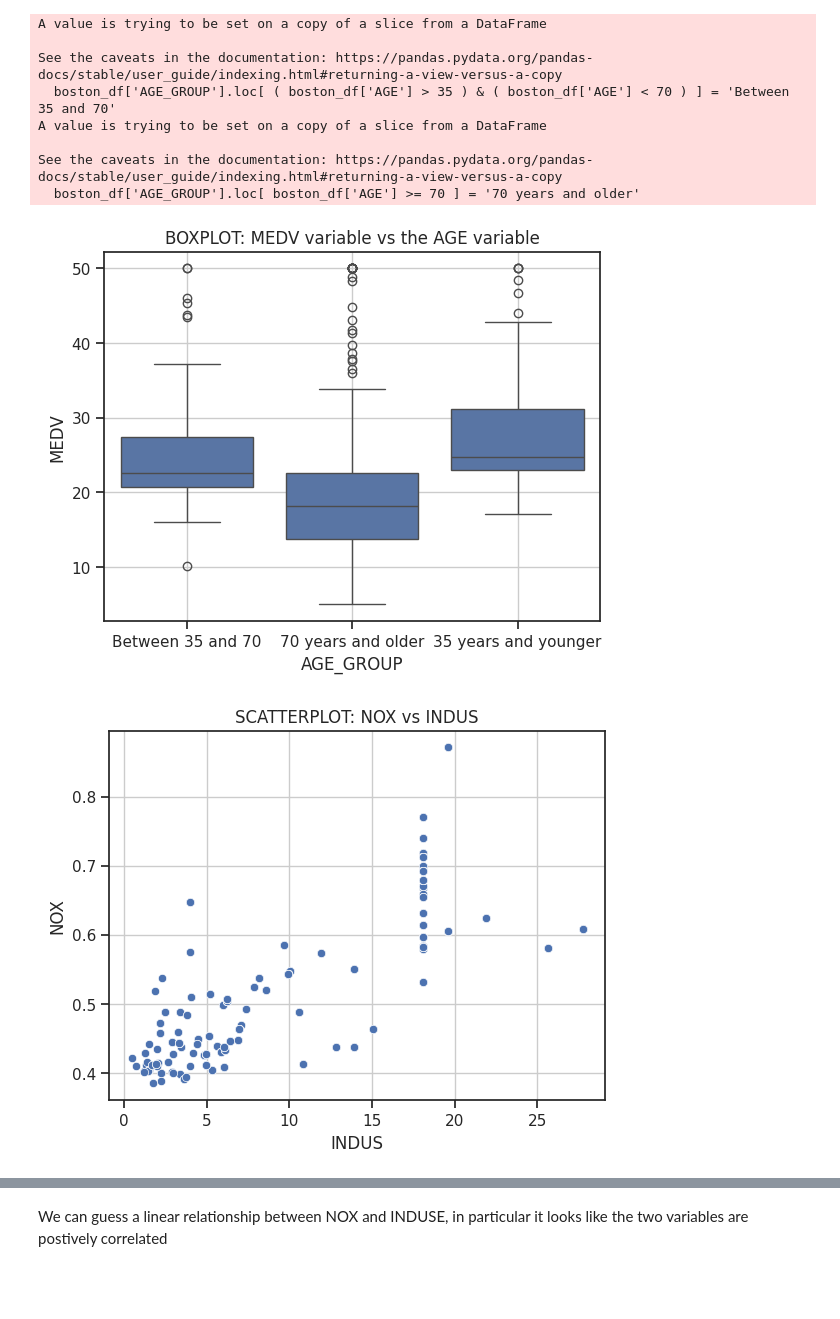
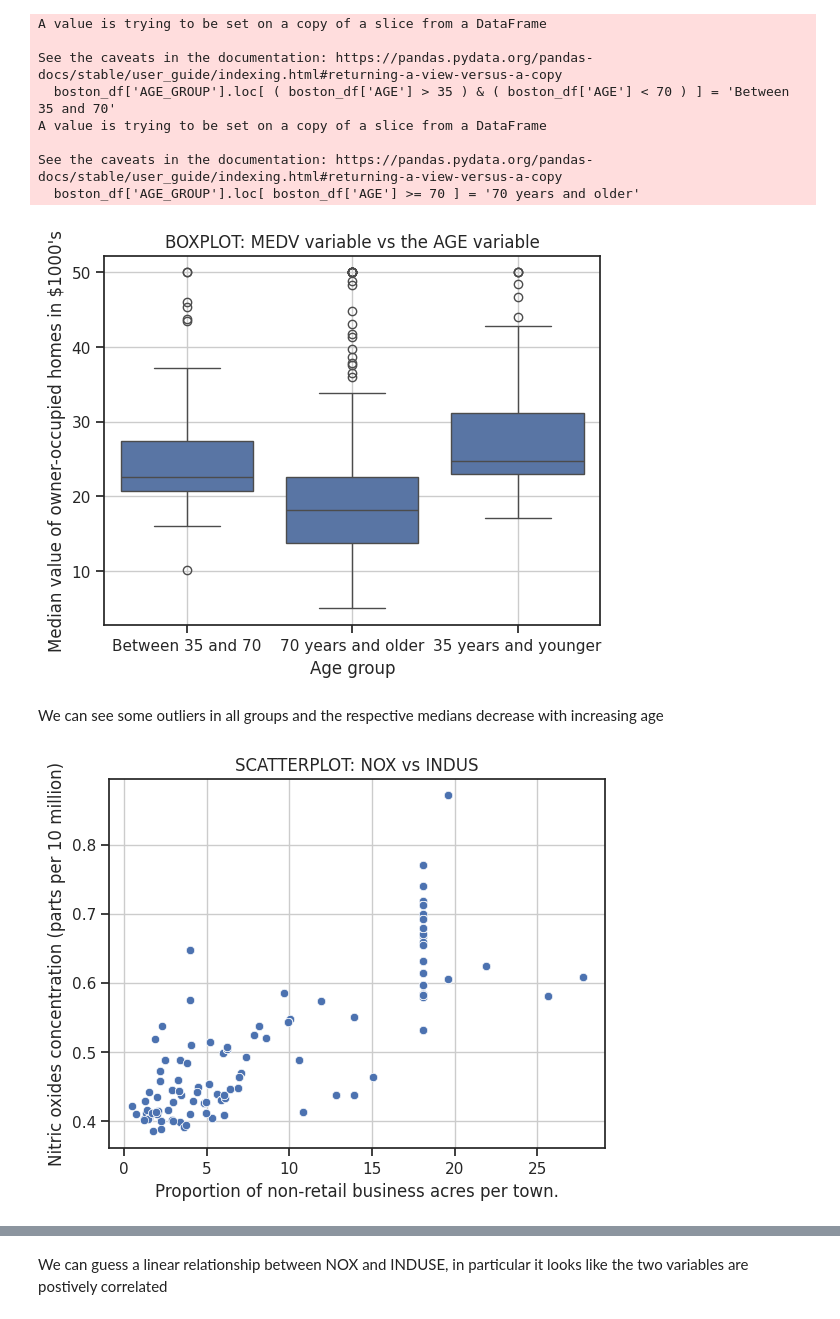
Before and after one commit to albifnt/Python-Basics-for-Data-Science-Project, a Jupyter notebook: Optional_Peer_Graded_Assignment.jupyterlite.ipynb, the cells around one changed output, grey strips where cells are left out. Cells and saved outputs as stored; diff of their text form; code cells hidden in the pictures; blank space fills up the shorter version.

```diff
--- a/Optional_Peer_Graded_Assignment.jupyterlite.ipynb
+++ b/Optional_Peer_Graded_Assignment.jupyterlite.ipynb
@@ -182,14 +189,20 @@ See the caveats in the documentation: https://pandas.pydata.org/pandas-docs/stab
 # %%
 sns.set(style="ticks")
 ax = sns.boxplot(x='AGE_GROUP', y='MEDV', data=boston_df)
 ax = ax.set_title('BOXPLOT: MEDV variable vs the AGE variable')
+pyplot.xlabel('Age group')
+pyplot.ylabel("Median value of owner-occupied homes in $1000's")
 pyplot.grid()
 # %% [output]
-[figure, old version]
+[figure, new version]
+# %% [markdown]
+We can see some outliers in all groups and the respective medians decrease with increasing age
 # %%
 sns.set(style="ticks")
 ax = sns.scatterplot(x='INDUS', y='NOX', data=boston_df)
 ax = ax.set_title('SCATTERPLOT: NOX vs INDUS')
+pyplot.xlabel('Proportion of non-retail business acres per town.')
+pyplot.ylabel("Nitric oxides concentration (parts per 10 million)")
 pyplot.grid()
 # %% [output]
-[figure, old version]
+[figure, new version]
```
Also changed, not shown: parts of 15 cells of this notebook.
